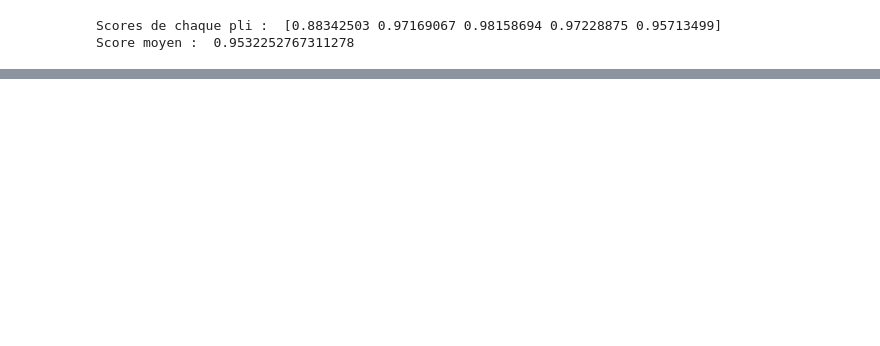
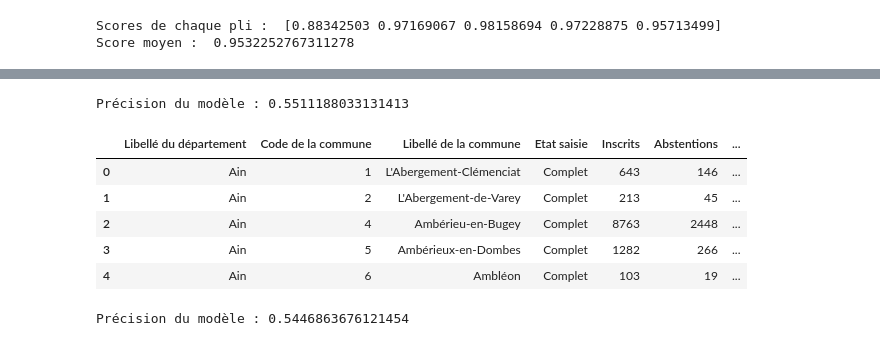
Before and after one commit to Anatgnr/Conso-annuelle-ML, a Jupyter notebook: Projet_ML.ipynb, the cells around one changed output, grey strips where cells are left out. Cells and saved outputs as stored; diff of their text form; code cells hidden in the pictures; blank space fills up the shorter version.

```diff
--- a/Projet_ML.ipynb
+++ b/Projet_ML.ipynb
@@ -151,0 +152,52 @@ ValueError: could not convert string to float: 'MACRON'
+# %%
+# Entraîner un modèle de régression logistique
+model = LogisticRegression()
+model.fit(X_train, y_train)
+
+# Évaluer la précision du modèle sur l'ensemble de test
+accuracy = model.score(X_test, y_test)
+print('Précision du modèle :', accuracy)
+# %% [output]
+Précision du modèle : 0.5511188033131413
+# %%
+df_communes = pd.read_csv('https://public.opendatasoft.com/api/explore/v2.1/catalog/datasets/georef-france-commune/exports/csv', sep = ';')
+
+columns_to_keep = ['geo_point_2d', 'geo_shape', 'com_name', 'com_uu2020_status', 'com_in_ctu', 'com_is_mountain_area']
+df_communes = df_communes.drop(columns=[col for col in df_communes.columns if col not in columns_to_keep], axis=1)
+
+df_merged2 = pd.merge(df_merged_clean, df_communes, left_on='Libellé de la commune', right_on='com_name', how='left')
+df_merged2 = df_merged2.drop(['com_name'], axis=1)
+
+df_merged2[['latitude', 'longitude']] = df_merged2['geo_point_2d'].str.split(', ', expand=True).astype(float)
+
+df_merged2['com_uu2020_status'] = df_merged2['com_uu2020_status'].apply(lambda x: 0 if x == 'hors unité urbaine' else 1)
+df_merged2['com_in_ctu'] = df_merged2['com_in_ctu'].apply(lambda x: 0 if x == 'Non' else 1)
+df_merged2['com_is_mountain_area'] = df_merged2['com_is_mountain_area'].apply(lambda x: 0 if x == 'Non' else 1)
+
+
+df_merged2 = df_merged2.drop('geo_point_2d', axis=1)
+
+df_merged2_cleaned = df_merged2.dropna(subset=['latitude', 'longitude', 'geo_shape', 'com_uu2020_status', 'com_in_ctu', 'com_is_mountain_area'])
+
+df_merged2_cleaned.head()
+# %% [output]
+|  | Libellé du département | Code de la commune | Libellé de la commune | Etat saisie | Inscrits | Abstentions | ... |
+| 0 | Ain | 1 | L'Abergement-Clémenciat | Complet | 643 | 146 | ... |
+| 1 | Ain | 2 | L'Abergement-de-Varey | Complet | 213 | 45 | ... |
+| 2 | Ain | 4 | Ambérieu-en-Bugey | Complet | 8763 | 2448 | ... |
+| 3 | Ain | 5 | Ambérieux-en-Dombes | Complet | 1282 | 266 | ... |
+| 4 | Ain | 6 | Ambléon | Complet | 103 | 19 | ... |
+# %%
+X2 = df_merged2_cleaned[['com_is_mountain_area', 'com_in_ctu', 'com_uu2020_status', 'latitude', 'longitude', 'loypredm2_moyen']]
+y2 = df_merged2_cleaned['Majorité_Macron']
+X_train2, X_test2, y_train2, y_test2 = train_test_split(X2, y2, test_size=0.2, random_state=0)
+
+# Entraîner un modèle de régression logistique
+model2 = LogisticRegression()
+model2.fit(X_train2, y_train2)
+
+# Évaluer la précision du modèle sur l'ensemble de test
+accuracy2 = model2.score(X_test2, y_test2)
+print('Précision du modèle :', accuracy2)
+# %% [output]
+Précision du modèle : 0.5446863676121454
```
Also changed, not shown: parts of 8 cells of this notebook, 1 other file.
